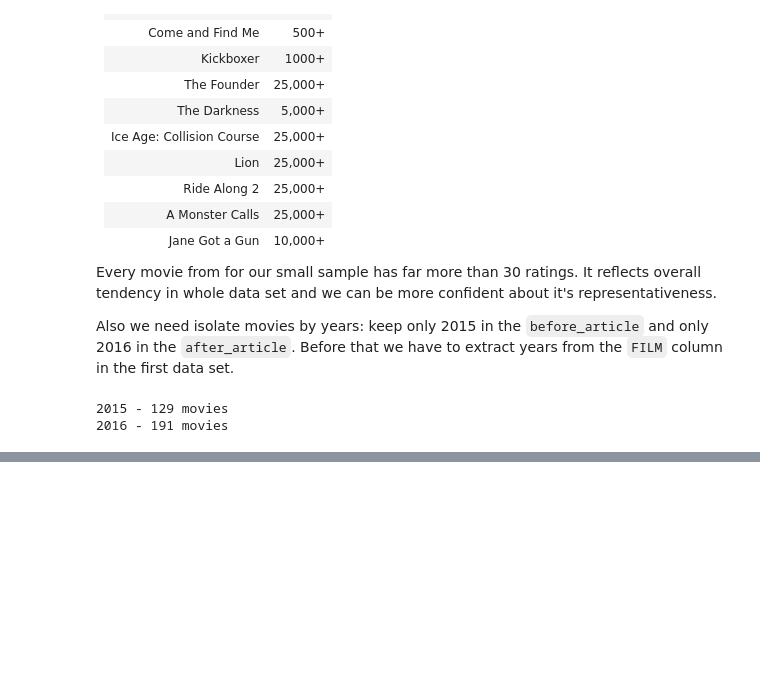
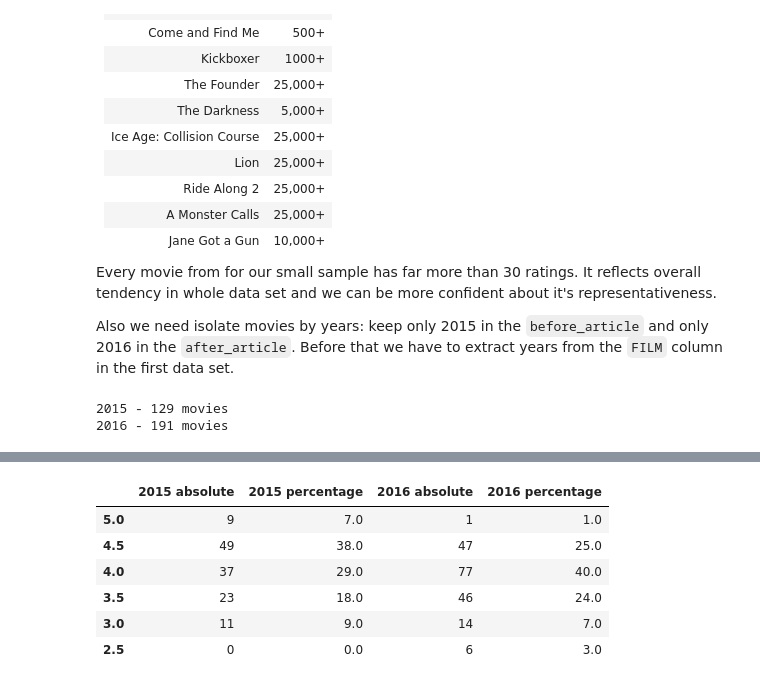
Before and after one commit to 0ld-dancer/dq_projects, a Jupyter notebook: 15. Investigating Fandango Movie Ratings/fandango_ratings.ipynb, the cells around one changed output, grey strips where cells are left out. Drawn from its saved outputs; the diff is of its cells as text; code cells hidden in the pictures; blank space fills up the shorter version.

```diff
--- a/15. Investigating Fandango Movie Ratings/fandango_ratings.ipynb
+++ b/15. Investigating Fandango Movie Ratings/fandango_ratings.ipynb
@@ -174,0 +215,29 @@ After all these preliminary steps, we can now start analyzing the two samples we
+# %%
+#Create freq table
+freq_table_2015 = before_2015['Fandango_Stars'].value_counts()
+freq_table_2016 = after_2016['fandango'].value_counts()
+freq_table = pd.concat([freq_table_2015,
+                      freq_table_2016], axis=1)
+
+#Design table a bit
+freq_table.columns = ['2015 absolute', '2016 absolute']
+freq_table.fillna(0, inplace=True)
+freq_table['2015 absolute'] = freq_table['2015 absolute'].astype('int')
+freq_table.sort_index(ascending=False, inplace=True)
+
+#Add percentage columns
+prc_2015 = freq_table['2015 absolute'] / freq_table['2015 absolute'].sum()
+prc_2015 = prc_2015.round(2) * 100
+freq_table.insert(1, '2015 percentage', prc_2015)
+
+prc_2016 = freq_table['2016 absolute'] / freq_table['2016 absolute'].sum()
+freq_table['2016 percentage'] = prc_2016.round(2) * 100
+freq_table
+# %% [output]
+|  | 2015 absolute | 2015 percentage | 2016 absolute | 2016 percentage |
+| 5.0 | 9 | 7.0 | 1 | 1.0 |
+| 4.5 | 49 | 38.0 | 47 | 25.0 |
+| 4.0 | 37 | 29.0 | 77 | 40.0 |
+| 3.5 | 23 | 18.0 | 46 | 24.0 |
+| 3.0 | 11 | 9.0 | 14 | 7.0 |
+| 2.5 | 0 | 0.0 | 6 | 3.0 |
```
Also changed, not shown: parts of 7 cells of this notebook.
